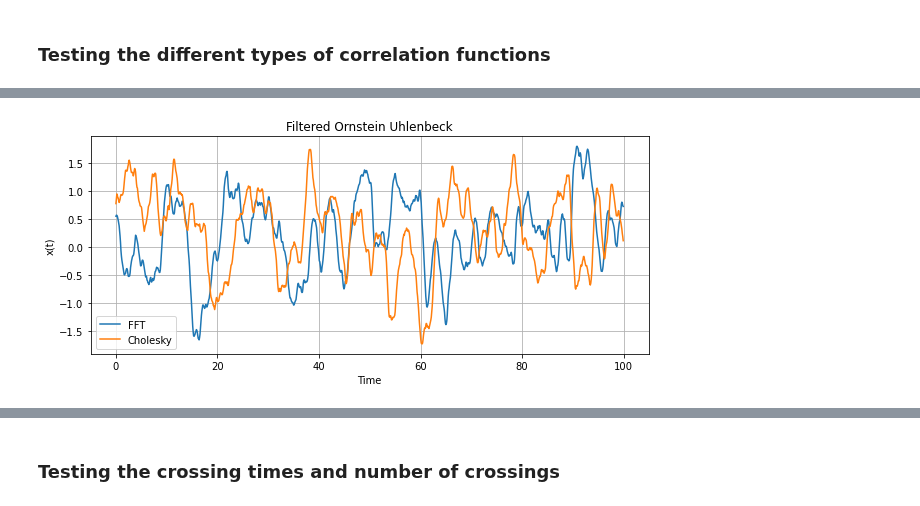
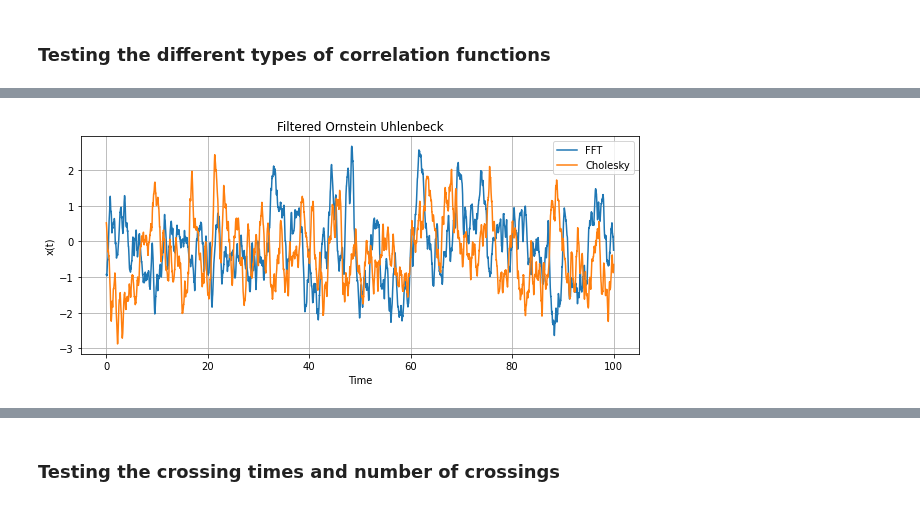
Before and after one commit to shivangrawat/gaussian-crossings, a Jupyter notebook: examples/testing_simulation.ipynb, the cells around one changed output, grey strips where cells are left out. Saved outputs shown, nothing was run; the diff lists cells and outputs as text; code cells hidden in the pictures.

```diff
--- a/examples/testing_simulation.ipynb
+++ b/examples/testing_simulation.ipynb
@@ -36,25 +36,25 @@ plt.show()
 # %%
 # Set simulation parameters.
 T = 100.0    # Total simulation time (e.g., 10 time units)
 tau_e = 1.0   # Correlation decay parameter
-tau_f = 0.9   # Correlation decay parameter
+tau_f = 0.1   # Correlation decay parameter
 dt = 0.1 * min(tau_e, tau_f)   # Time discretization step
 sigma = 1.0 # Standard deviation (amplitude) of the process
 
 # Generate a sample path of the Gaussian process.
 # The additional parameters tau and sigma are passed after T and dt.
 t, x = gc.simulate_gaussian_process_fft(gc.r_filtered_OU, T, dt, sigma=sigma, tau=tau_e, kappa=tau_f/tau_e)
 t1, x1 = gc.simulate_gaussian_process_cholesky(gc.r_filtered_OU, T, dt, sigma=sigma, tau=tau_e, kappa=tau_f/tau_e)
 
 # Plot the result.
 plt.figure(figsize=(10, 4))
 plt.plot(t, x, label='FFT')
 plt.plot(t1, x1, label='Cholesky')
 plt.xlabel('Time')
 plt.ylabel('x(t)')
 plt.title('Filtered Ornstein Uhlenbeck')
 plt.legend()
 plt.grid(True)
 plt.show()
 # %% [output]
-[figure, old version]
+[figure, new version]
```
Also changed, not shown: parts of 5 cells of this notebook, 2 other files.
